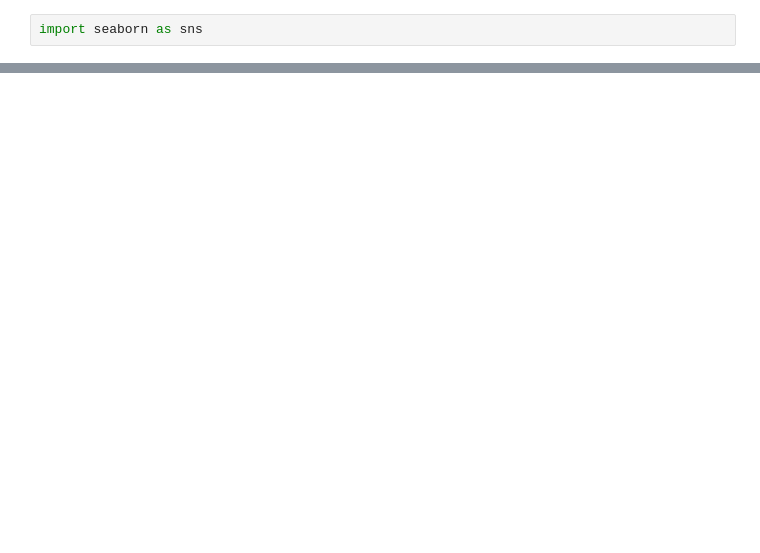
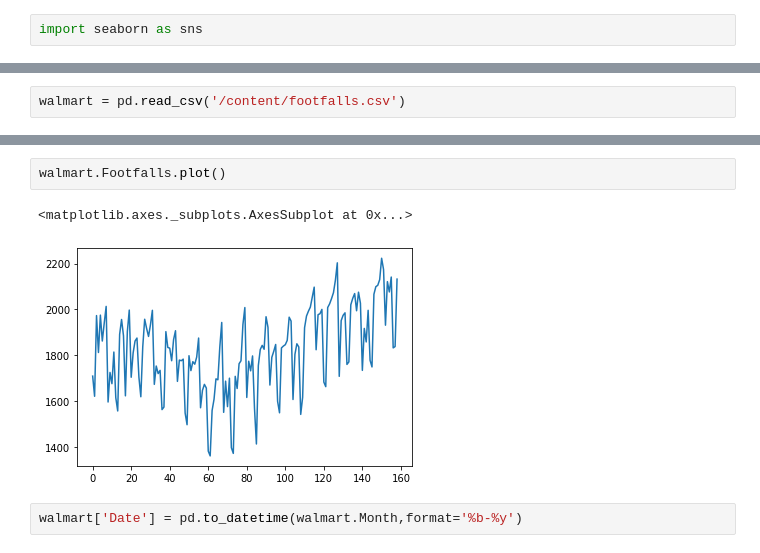
Before and after one commit to akarshpyr/Python-codes, a Jupyter notebook: NLP.ipynb, the cells around one changed output, grey strips where cells are left out. Saved outputs shown, nothing was run; the diff lists cells and outputs as text; blank space fills up the shorter version.

```diff
--- a/NLP.ipynb
+++ b/NLP.ipynb
@@ -368,0 +423,2 @@ a.set_xticklabels(rotation=45,labels=x)
+# %%
+walmart = pd.read_csv('/content/footfalls.csv')
@@ -368,0 +441,7 @@ a.set_xticklabels(rotation=45,labels=x)
+# %%
+walmart.Footfalls.plot()
+# %% [output]
+<matplotlib.axes._subplots.AxesSubplot at 0x...>
+[figure, added]
+# %%
+walmart['Date'] = pd.to_datetime(walmart.Month,format='%b-%y')
```
Also changed, not shown: parts of 154 cells of this notebook.
